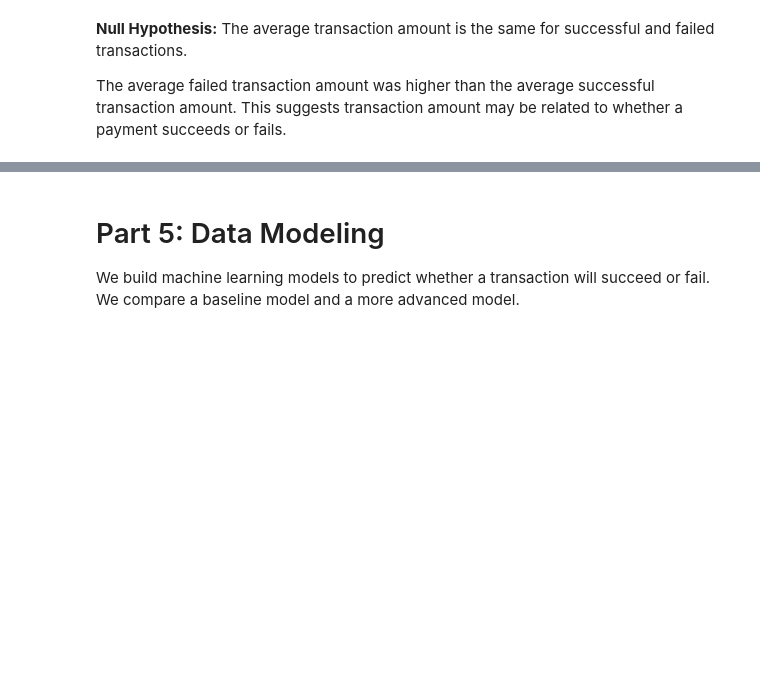
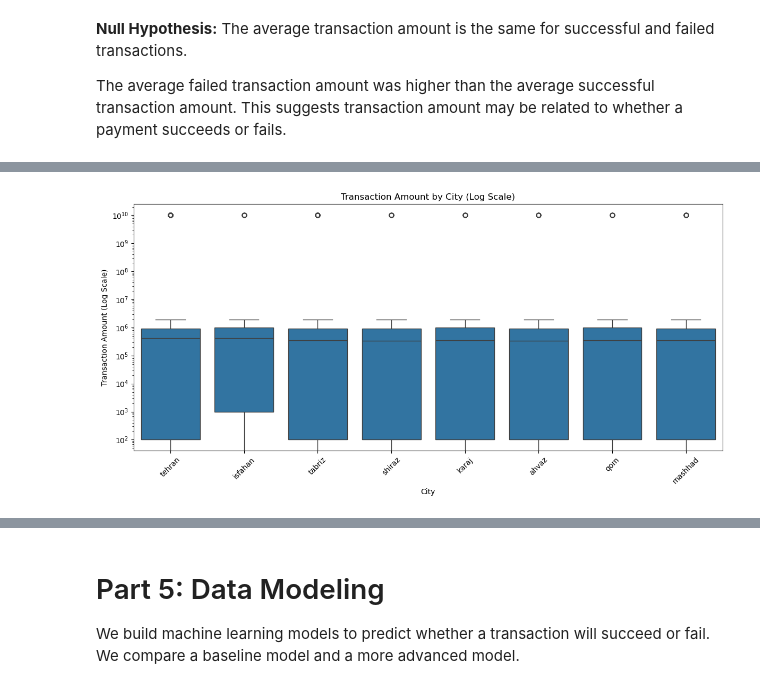
Before and after one commit to cataylor5/CSC405-Group-Project, a Jupyter notebook: notebooks/sharednotebook3.ipynb, the cells around one changed output, grey strips where cells are left out. Saved outputs shown, nothing was run; the diff lists cells and outputs as text; code cells hidden in the pictures; blank space fills up the shorter version.

```diff
--- a/notebooks/sharednotebook3.ipynb
+++ b/notebooks/sharednotebook3.ipynb
@@ -122,0 +360,24 @@ The average failed transaction amount was higher than the average successful tra
+# %%
+# City boxplot with log scale to handle extreme transaction amount outliers
+
+os.makedirs("../figures", exist_ok=True)
+
+plt.figure(figsize=(12, 6))
+
+sns.boxplot(
+    data=stat_df,
+    x="city",
+    y="amount"
+)
+
+plt.yscale("log")
+plt.title("Transaction Amount by City (Log Scale)")
+plt.xlabel("City")
+plt.ylabel("Transaction Amount (Log Scale)")
+plt.xticks(rotation=45)
+plt.tight_layout()
+
+plt.savefig("../figures/amount_by_city_boxplot_log_scale.png", bbox_inches="tight")
+plt.show()
+# %% [output]
+[figure, added]
```
Also changed, not shown: parts of 23 cells of this notebook, 5 other files.
